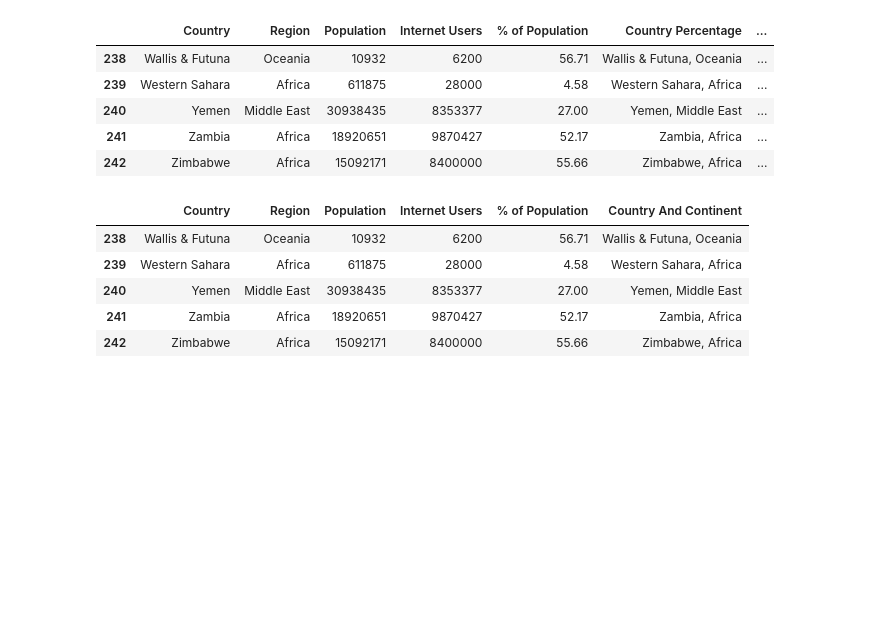
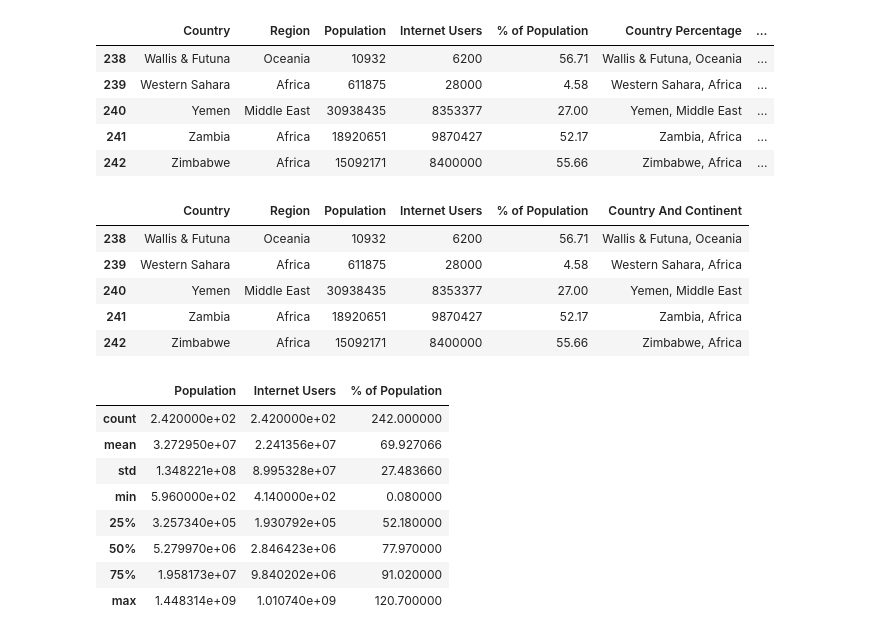
Before and after one commit to sanjibsinha/Machine-Learning-Primer, a Jupyter notebook: pd_two.ipynb, the cells around one changed output. Drawn from its saved outputs; the diff is of its cells as text; code cells hidden in the pictures; blank space fills up the shorter version.

```diff
--- a/pd_two.ipynb
+++ b/pd_two.ipynb
@@ -88,3 +88,15 @@ df.tail()
 | 240 | Yemen | Middle East | 30938435 | 8353377 | 27.00 | Yemen, Middle East |
 | 241 | Zambia | Africa | 18920651 | 9870427 | 52.17 | Zambia, Africa |
 | 242 | Zimbabwe | Africa | 15092171 | 8400000 | 55.66 | Zimbabwe, Africa |
+# %%
+df.describe()
+# %% [output]
+|  | Population | Internet Users | % of Population |
+| count | 2.420000e+02 | 2.420000e+02 | 242.000000 |
+| mean | 3.272950e+07 | 2.241356e+07 | 69.927066 |
+| std | 1.348221e+08 | 8.995328e+07 | 27.483660 |
+| min | 5.960000e+02 | 4.140000e+02 | 0.080000 |
+| 25% | 3.257340e+05 | 1.930792e+05 | 52.180000 |
+| 50% | 5.279970e+06 | 2.846423e+06 | 77.970000 |
+| 75% | 1.958173e+07 | 9.840202e+06 | 91.020000 |
+| max | 1.448314e+09 | 1.010740e+09 | 120.700000 |
```
